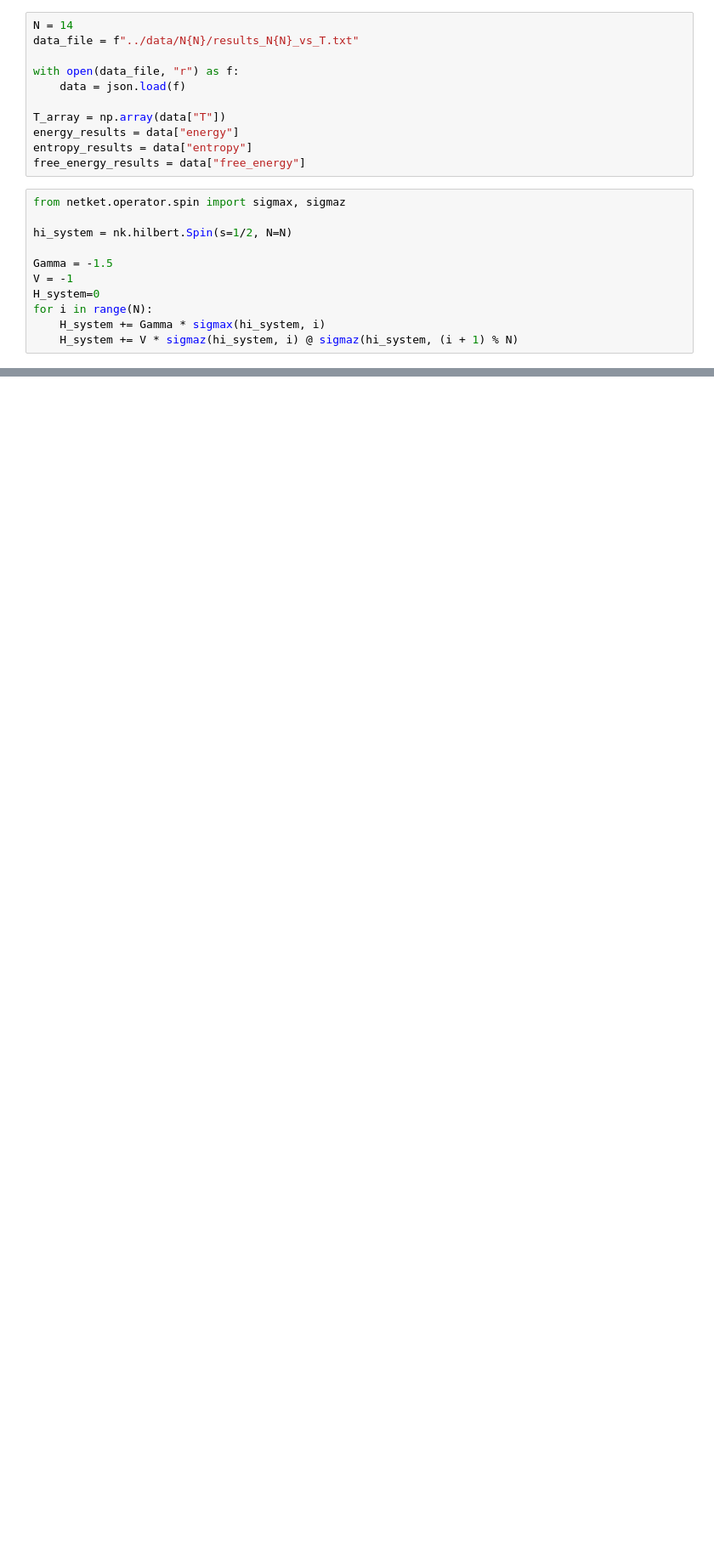
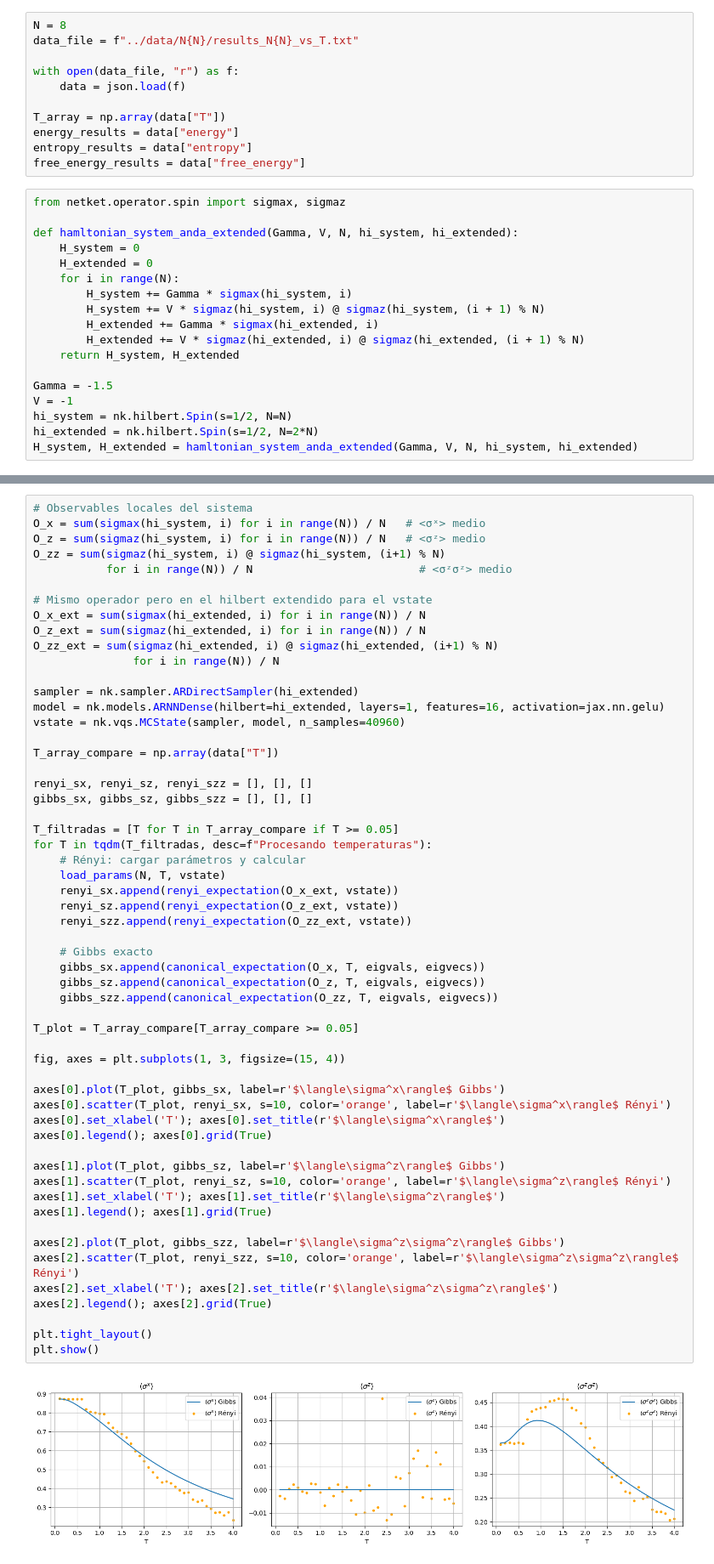
Before and after one commit to ismaelcastrouimp/TFM, a Jupyter notebook: notebooks/Renyi_vs_canonical.ipynb, the cells around one changed output, grey strips where cells are left out. Shown at 85% size. Saved outputs shown, nothing was run; the diff lists cells and outputs as text; blank space fills up the shorter version.

Commit message:
Renyi vs canonical different N's

```diff
--- a/notebooks/Renyi_vs_canonical.ipynb
+++ b/notebooks/Renyi_vs_canonical.ipynb
@@ -6,5 +9,5 @@ import json
 # %%
-N = 14
+N = 8
 data_file = f"../data/N{N}/results_N{N}_vs_T.txt"
 
 with open(data_file, "r") as f:
@@ -17,14 +20,21 @@ free_energy_results = data["free_energy"]
 # %%
 from netket.operator.spin import sigmax, sigmaz
 
-hi_system = nk.hilbert.Spin(s=1/2, N=N)
+def hamltonian_system_anda_extended(Gamma, V, N, hi_system, hi_extended):
+    H_system = 0
+    H_extended = 0
+    for i in range(N):
+        H_system += Gamma * sigmax(hi_system, i)
+        H_system += V * sigmaz(hi_system, i) @ sigmaz(hi_system, (i + 1) % N)
+        H_extended += Gamma * sigmax(hi_extended, i)
+        H_extended += V * sigmaz(hi_extended, i) @ sigmaz(hi_extended, (i + 1) % N)
+    return H_system, H_extended
 
 Gamma = -1.5
 V = -1
-H_system=0
-for i in range(N):
-    H_system += Gamma * sigmax(hi_system, i)
-    H_system += V * sigmaz(hi_system, i) @ sigmaz(hi_system, (i + 1) % N)
+hi_system = nk.hilbert.Spin(s=1/2, N=N)
+hi_extended = nk.hilbert.Spin(s=1/2, N=2*N)
+H_system, H_extended = hamltonian_system_anda_extended(Gamma, V, N, hi_system, hi_extended)
 # %%
 # --- Convertir H a matriz densa  ---
 H_matrix = H_system.to_dense()
@@ -100,0 +153,58 @@ XlaRuntimeError: RESOURCE_EXHAUSTED: Out of memory while trying to allocate 2147
+# %%
+# Observables locales del sistema
+O_x = sum(sigmax(hi_system, i) for i in range(N)) / N   # <σˣ> medio
+O_z = sum(sigmaz(hi_system, i) for i in range(N)) / N   # <σᶻ> medio
+O_zz = sum(sigmaz(hi_system, i) @ sigmaz(hi_system, (i+1) % N)
+           for i in range(N)) / N                         # <σᶻσᶻ> medio
+
+# Mismo operador pero en el hilbert extendido para el vstate
+O_x_ext = sum(sigmax(hi_extended, i) for i in range(N)) / N
+O_z_ext = sum(sigmaz(hi_extended, i) for i in range(N)) / N
+O_zz_ext = sum(sigmaz(hi_extended, i) @ sigmaz(hi_extended, (i+1) % N)
+               for i in range(N)) / N
+
+sampler = nk.sampler.ARDirectSampler(hi_extended)
+model = nk.models.ARNNDense(hilbert=hi_extended, layers=1, features=16, activation=jax.nn.gelu)
+vstate = nk.vqs.MCState(sampler, model, n_samples=40960)
+
+T_array_compare = np.array(data["T"])
+
+renyi_sx, renyi_sz, renyi_szz = [], [], []
+gibbs_sx, gibbs_sz, gibbs_szz = [], [], []
+
+T_filtradas = [T for T in T_array_compare if T >= 0.05]
+for T in tqdm(T_filtradas, desc=f"Procesando temperaturas"):
+    # Rényi: cargar parámetros y calcular
+    load_params(N, T, vstate)
+    renyi_sx.append(renyi_expectation(O_x_ext, vstate))
+    renyi_sz.append(renyi_expectation(O_z_ext, vstate))
+    renyi_szz.append(renyi_expectation(O_zz_ext, vstate))
+
+    # Gibbs exacto
+    gibbs_sx.append(canonical_expectation(O_x, T, eigvals, eigvecs))
+    gibbs_sz.append(canonical_expectation(O_z, T, eigvals, eigvecs))
+    gibbs_szz.append(canonical_expectation(O_zz, T, eigvals, eigvecs))
+
+T_plot = T_array_compare[T_array_compare >= 0.05]
+
+fig, axes = plt.subplots(1, 3, figsize=(15, 4))
+
+axes[0].plot(T_plot, gibbs_sx, label=r'$\langle\sigma^x\rangle$ Gibbs')
+axes[0].scatter(T_plot, renyi_sx, s=10, color='orange', label=r'$\langle\sigma^x\rangle$ Rényi')
+axes[0].set_xlabel('T'); axes[0].set_title(r'$\langle\sigma^x\rangle$')
+axes[0].legend(); axes[0].grid(True)
+
+axes[1].plot(T_plot, gibbs_sz, label=r'$\langle\sigma^z\rangle$ Gibbs')
+axes[1].scatter(T_plot, renyi_sz, s=10, color='orange', label=r'$\langle\sigma^z\rangle$ Rényi')
+axes[1].set_xlabel('T'); axes[1].set_title(r'$\langle\sigma^z\rangle$')
+axes[1].legend(); axes[1].grid(True)
+
+axes[2].plot(T_plot, gibbs_szz, label=r'$\langle\sigma^z\sigma^z\rangle$ Gibbs')
+axes[2].scatter(T_plot, renyi_szz, s=10, color='orange', label=r'$\langle\sigma^z\sigma^z\rangle$ Rényi')
+axes[2].set_xlabel('T'); axes[2].set_title(r'$\langle\sigma^z\sigma^z\rangle$')
+axes[2].legend(); axes[2].grid(True)
+
+plt.tight_layout()
+plt.show()
+# %% [output]
+[figure, added]
```
Also changed, not shown: parts of 6 cells of this notebook.
